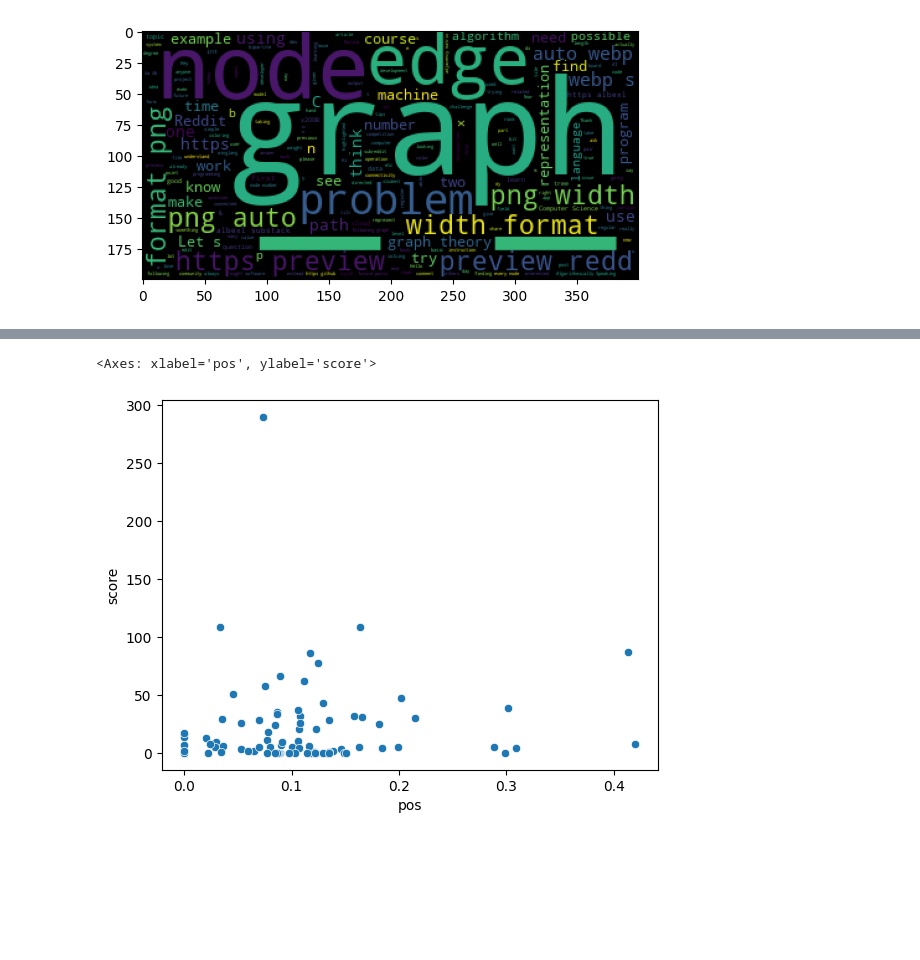
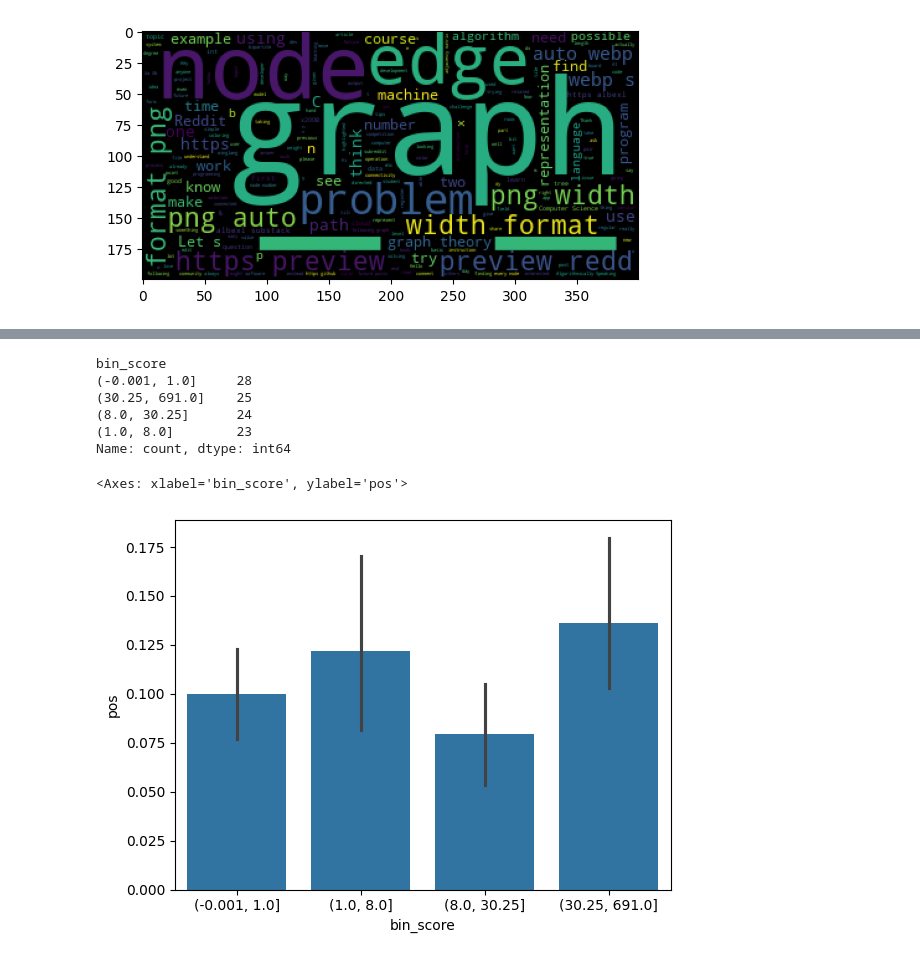
Before and after one commit to domatt1854/cis-410-project, a Jupyter notebook: sentiment_analysis/nltk_vader.ipynb, the cells around one changed output, grey strips where cells are left out. Cells and saved outputs as stored; diff of their text form; code cells hidden in the pictures; blank space fills up the shorter version.

Commit message:
added some bar charts

```diff
--- a/sentiment_analysis/nltk_vader.ipynb
+++ b/sentiment_analysis/nltk_vader.ipynb
@@ -310,5 +325,16 @@ plt.imshow(wc)
+# %%
+vader_df['bin_score'] = pd.qcut(vader_df['score'], q=4)
+# %%
+vader_df['bin_score'].value_counts()
+# %% [output]
+bin_score
+(-0.001, 1.0]     28
+(30.25, 691.0]    25
+(8.0, 30.25]      24
+(1.0, 8.0]        23
+Name: count, dtype: int64
 # %%
-sns.scatterplot(vader_df, x='pos', y='score')
+sns.barplot(vader_df, x='bin_score', y='pos')
 # %% [output]
-<Axes: xlabel='pos', ylabel='score'>
+<Axes: xlabel='bin_score', ylabel='pos'>
-[figure, old version]
+[figure, new version]
```
Also changed, not shown: parts of 6 cells of this notebook.
